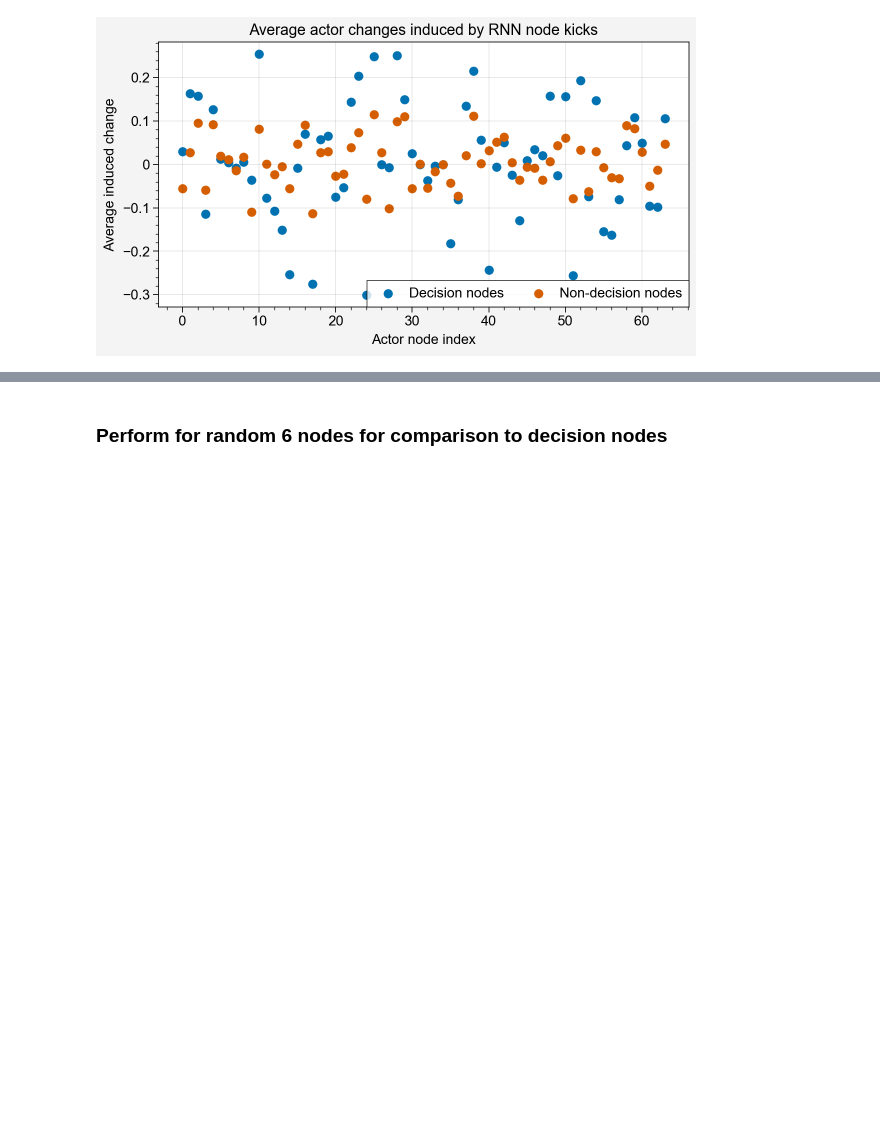
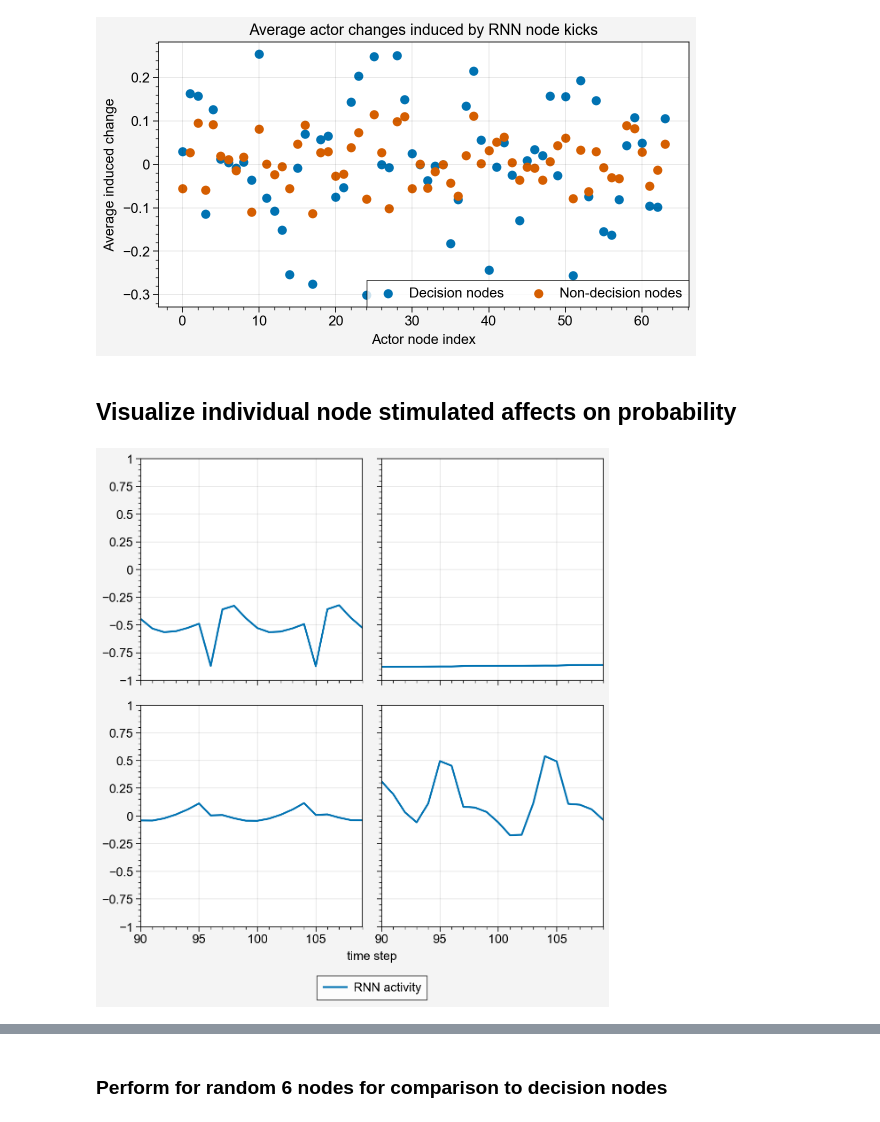
Before and after one commit to liuandrew/bart_ppo, a Jupyter notebook: write_and_test/bart_meta_decision_flow.ipynb, the cells around one changed output, grey strips where cells are left out. Cells and saved outputs as stored; diff of their text form; code cells hidden in the pictures; blank space fills up the shorter version.

```diff
--- a/write_and_test/bart_meta_decision_flow.ipynb
+++ b/write_and_test/bart_meta_decision_flow.ipynb
@@ -130,3 +130,63 @@ ax.legend()
 # %% [output]
 <matplotlib.legend.Legend at 0x...>
 [figure]
+# %% [markdown]
+## Visualize individual node stimulated affects on probability
+# %%
+ep = 8
+step1 = 90
+step2 = 110
+bstep = res['data']['balloon_step'][ep]
+pop = res['data']['popped'][ep]
+
+
+steps = np.arange(step1, step2)
+
+# Measure change from kick
+nsteps = len(steps)
+o = res['obs'][ep][0]
+rnn_hx_mod = torch.tensor(np.zeros((nsteps, 64, 64)), dtype=torch.float)
+obs = torch.tensor(np.zeros((nsteps, 64, o.shape[0])), dtype=torch.float)
+masks = torch.tensor(res['masks'][ep][0])
+probs = np.zeros(nsteps)
+for i, step in enumerate(steps):
+    rnn_hx = res['rnn_hxs'][ep][step]
+    o = res['obs'][ep][step]
+    probs[i] = res['action_probs'][ep][step][1]
+    delt_rnn = res['rnn_hxs'][ep][step+1] - res['rnn_hxs'][ep][step]
+    delt_rnn = torch.tensor(np.sign(delt_rnn)*2)
+    for j in range(64):
+        rnn_hx_mod[i, j] = torch.tensor(rnn_hx)
+        obs[i, j] = torch.tensor(o)
+    for j in range(64):
+        rnn_hx_mod[i, j, j] += delt_rnn[j]
+obs = obs.reshape(64*nsteps, o.shape[0])
+rnn_hx_mod = rnn_hx_mod.reshape(64*nsteps, 64)
+output = model.act(obs, rnn_hx_mod, masks)
+p = output['probs'][:, 1].detach()
+p_changed = np.array(p).reshape(nsteps, 64)
+scores = (p - probs.reshape(-1, 1)).mean(axis=0)
+
+decision_nodes = find_decision_nodes(res, model, ep)
+idxs = [0, 1, 2, 3]
+fig, ax = pplt.subplots(nrows=2, ncols=2)
+ap = res['action_probs'][ep][:, 1]
+for i, idx in enumerate(idxs):
+    lines = []
+    a = res['rnn_hxs'][ep][step1:step2, idx]
+    x = np.arange(step1, step2)
+    lines.append(ax[i].plot(x, a, label='RNN activity'))
+    # lines.append(ax[i].plot(x, ap[step1:step2], label='Button press prob'))
+    # lines.append(ax[i].plot(x, p_changed[:, idx],
+    #                 label='Prob after stimulation', linestyle='--'))
+    # for s in bstep:
+    #     if s in range(step1, step2):
+    #         p = ax[i].scatter(s, ap[s], c=rgb_colors[2], label='Banked action')
+    #         if len(lines) == 2:
+    #             lines.append(p)
+
+fig.legend(lines, loc='b', ncols=2)
+
+ax.format(ylim=[-1, 1], xlabel='time step')
+# %% [output]
+[figure, added]
```
Also changed, not shown: parts of 3 cells of this notebook, 9 other files.
